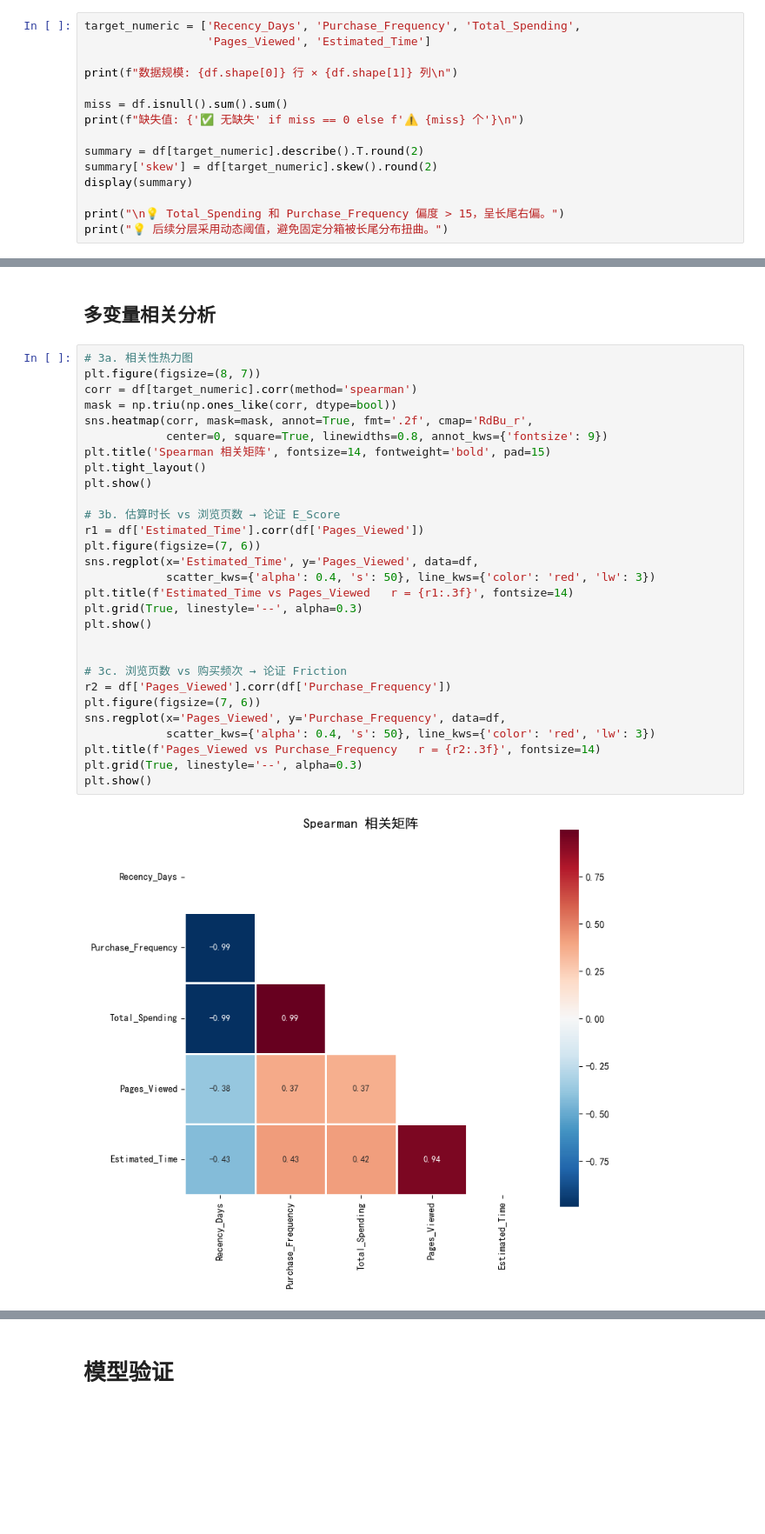
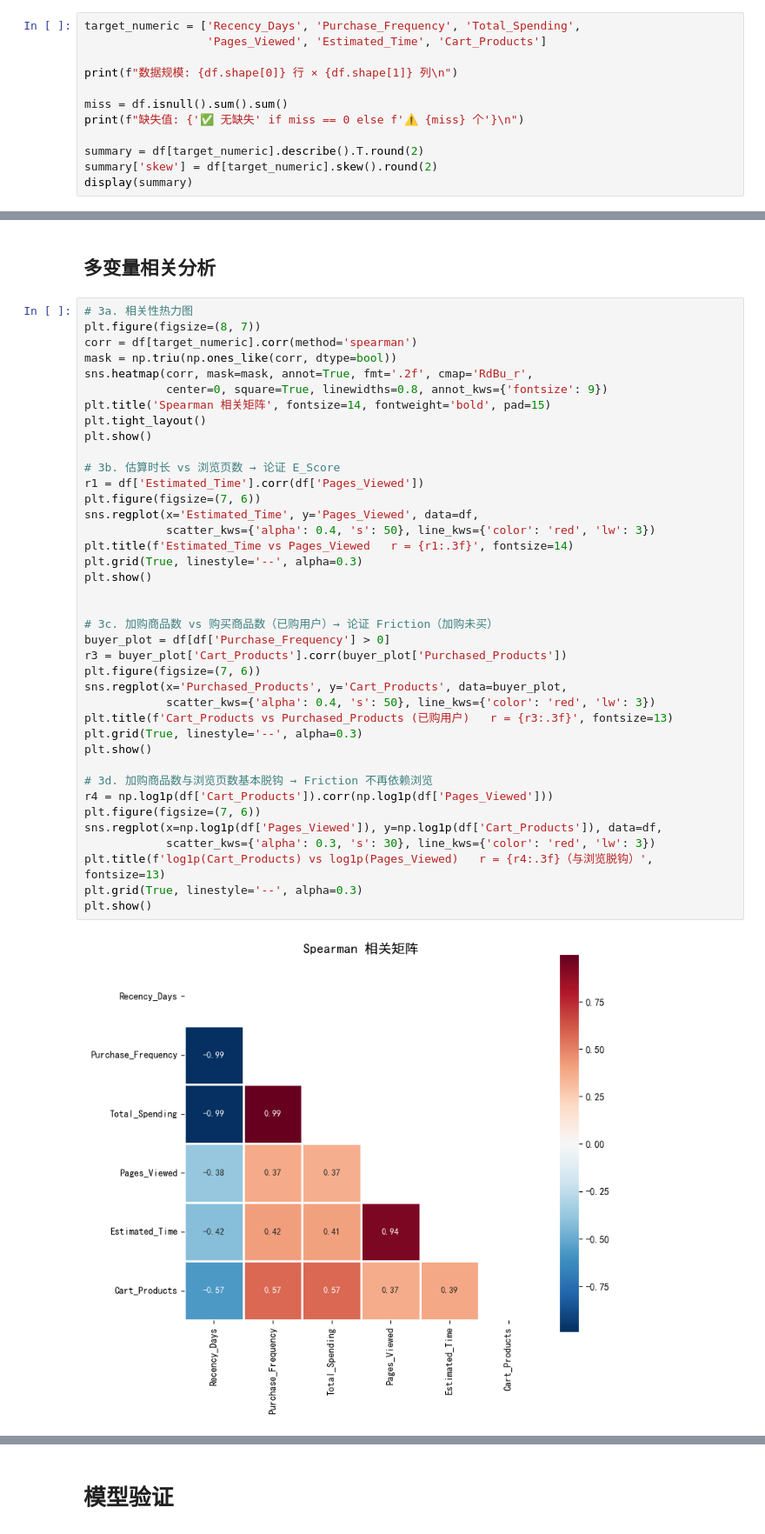
Before and after one commit to DX39069043/RFM-behavior-segmentation, a Jupyter notebook: main.ipynb, the cells around one changed output, grey strips where cells are left out. Shown at 87% size. Saved outputs shown, nothing was run; the diff lists cells and outputs as text; blank space fills up the shorter version.

Commit message:
重构：用户价值与购买潜力分层（UserValue&Potential）
- 7 个月用户面板（2019-10 ~ 2020-04，按用户抽样 78 万用户）
- 已购臂流失定义改为跨月完全沉默（flag_buyer_silence）
- 滚动时间外验证（实验一 6 组 / 实验二 5 组）
- 两臂逻辑回归基准 + 概率分 Top-k 圈人
- 单元测试、数据质量检查、集中配置

```diff
--- a/main.ipynb
+++ b/main.ipynb
@@ -99,6 +69,6 @@ df.head()
 # %%
 target_numeric = ['Recency_Days', 'Purchase_Frequency', 'Total_Spending',
-                  'Pages_Viewed', 'Estimated_Time']
+                  'Pages_Viewed', 'Estimated_Time', 'Cart_Products']
 
 print(f"数据规模: {df.shape[0]} 行 × {df.shape[1]} 列\n")
 
@@ -108,7 +78,4 @@ print(f"缺失值: {'✅ 无缺失' if miss == 0 else f'⚠️ {miss} 个'}\n")
 summary = df[target_numeric].describe().T.round(2)
 summary['skew'] = df[target_numeric].skew().round(2)
 display(summary)
-
-print("\n💡 Total_Spending 和 Purchase_Frequency 偏度 > 15，呈长尾右偏。")
-print("💡 后续分层采用动态阈值，避免固定分箱被长尾分布扭曲。")
 # %% [output]
@@ -144,31 +113,41 @@ plt.show()
 # %%
 # 3a. 相关性热力图
 plt.figure(figsize=(8, 7))
 corr = df[target_numeric].corr(method='spearman')
 mask = np.triu(np.ones_like(corr, dtype=bool))
 sns.heatmap(corr, mask=mask, annot=True, fmt='.2f', cmap='RdBu_r',
             center=0, square=True, linewidths=0.8, annot_kws={'fontsize': 9})
 plt.title('Spearman 相关矩阵', fontsize=14, fontweight='bold', pad=15)
 plt.tight_layout()
 plt.show()
 
 # 3b. 估算时长 vs 浏览页数 → 论证 E_Score
 r1 = df['Estimated_Time'].corr(df['Pages_Viewed'])
 plt.figure(figsize=(7, 6))
 sns.regplot(x='Estimated_Time', y='Pages_Viewed', data=df,
             scatter_kws={'alpha': 0.4, 's': 50}, line_kws={'color': 'red', 'lw': 3})
 plt.title(f'Estimated_Time vs Pages_Viewed   r = {r1:.3f}', fontsize=14)
 plt.grid(True, linestyle='--', alpha=0.3)
 plt.show()
 
 
-# 3c. 浏览页数 vs 购买频次 → 论证 Friction
-r2 = df['Pages_Viewed'].corr(df['Purchase_Frequency'])
+# 3c. 加购商品数 vs 购买商品数（已购用户）→ 论证 Friction（加购未买）
+buyer_plot = df[df['Purchase_Frequency'] > 0]
+r3 = buyer_plot['Cart_Products'].corr(buyer_plot['Purchased_Products'])
 plt.figure(figsize=(7, 6))
-sns.regplot(x='Pages_Viewed', y='Purchase_Frequency', data=df,
+sns.regplot(x='Purchased_Products', y='Cart_Products', data=buyer_plot,
             scatter_kws={'alpha': 0.4, 's': 50}, line_kws={'color': 'red', 'lw': 3})
-plt.title(f'Pages_Viewed vs Purchase_Frequency   r = {r2:.3f}', fontsize=14)
+plt.title(f'Cart_Products vs Purchased_Products (已购用户)   r = {r3:.3f}', fontsize=13)
 plt.grid(True, linestyle='--', alpha=0.3)
 plt.show()
+
+# 3d. 加购商品数与浏览页数基本脱钩 → Friction 不再依赖浏览
+r4 = np.log1p(df['Cart_Products']).corr(np.log1p(df['Pages_Viewed']))
+plt.figure(figsize=(7, 6))
+sns.regplot(x=np.log1p(df['Pages_Viewed']), y=np.log1p(df['Cart_Products']), data=df,
+            scatter_kws={'alpha': 0.3, 's': 30}, line_kws={'color': 'red', 'lw': 3})
+plt.title(f'log1p(Cart_Products) vs log1p(Pages_Viewed)   r = {r4:.3f}（与浏览脱钩）', fontsize=13)
+plt.grid(True, linestyle='--', alpha=0.3)
+plt.show()
 # %% [output]
-[figure, old version]
+[figure, new version]
```
Also changed, not shown: parts of 31 cells of this notebook, 16 other files.
